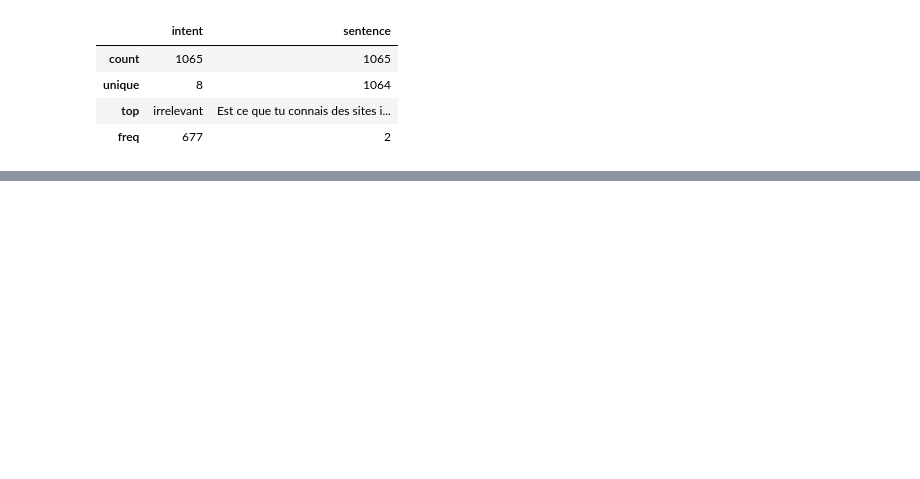
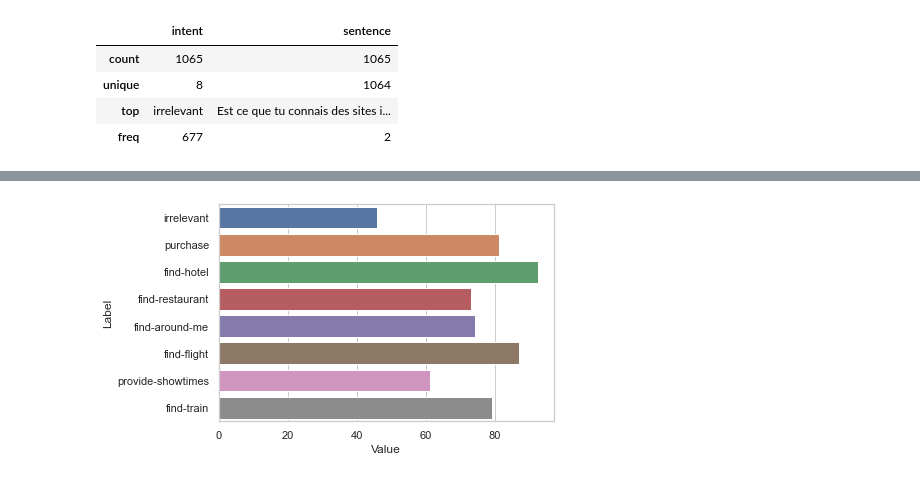
Before and after one commit to Revok98/ingenieurie-logicielle, a Jupyter notebook: intention_classifier.ipynb, the cells around one changed output, grey strips where cells are left out. Saved outputs shown, nothing was run; the diff lists cells and outputs as text; code cells hidden in the pictures; blank space fills up the shorter version.

```diff
--- a/intention_classifier.ipynb
+++ b/intention_classifier.ipynb
@@ -69,0 +61,47 @@ testing_set.describe()
+# %%
+def create_occurences_dict(data):
+    occurences_of_classes = {}
+    for i in range (len(data)):
+        if data[i]["intent"] in occurences_of_classes:
+            occurences_of_classes[data[i]["intent"]] += 1 #sans doute récupérable plus simplement, à factoriser
+        else :
+            occurences_of_classes[data[i]["intent"]] = 1
+    return occurences_of_classes
+
+
+def mean_letters_per_class(data):
+    letters_p_classes = {}
+    occurences_of_classes = create_occurences_dict(data)
+    for i in range (len(data)):
+        if data[i]["intent"] in letters_p_classes:
+            letters_p_classes[data[i]["intent"]] += len(data[i]["sentence"])
+        else :
+            letters_p_classes[data[i]["intent"]] = len(data[i]["sentence"])
+
+    for i in letters_p_classes:
+        letters_p_classes[i] = letters_p_classes[i]/occurences_of_classes[i]
+
+    return letters_p_classes
+
+def mean_utterances_per_class(data):
+    occurences_of_classes = create_occurences_dict(data)
+    utterances_of_classes = {}
+    for i in range (len(data)):
+        if data[i]["intent"] in utterances_of_classes:
+            utterances_of_classes[data[i]["intent"]] += len(re.split(r'(?<!\w\.\w.)(?<![A-Z][a-z]\.)(?<=\.|\?)\s',data[i]["sentence"]))
+        else :
+            utterances_of_classes[data[i]["intent"]] = len(re.split(r'(?<!\w\.\w.)(?<![A-Z][a-z]\.)(?<=\.|\?)\s',data[i]["sentence"]))
+
+
+    for i in utterances_of_classes:
+        utterances_of_classes[i] = utterances_of_classes[i]/occurences_of_classes[i]
+    return utterances_of_classes
+
+def plot_dictionnary(dict_to_show):
+    sns.set_theme(style="whitegrid")
+    data = pd.DataFrame({'Value': list(dict_to_show.values()), 'Label': list(dict_to_show.keys())})
+    ax = sns.barplot(y = "Label", x = "Value", data=data)
+# %%
+plot_dictionnary(mean_letters_per_class(data_training))
+# %% [output]
+[figure, added]
```
Also changed, not shown: parts of 6 cells of this notebook, 3 other files.
